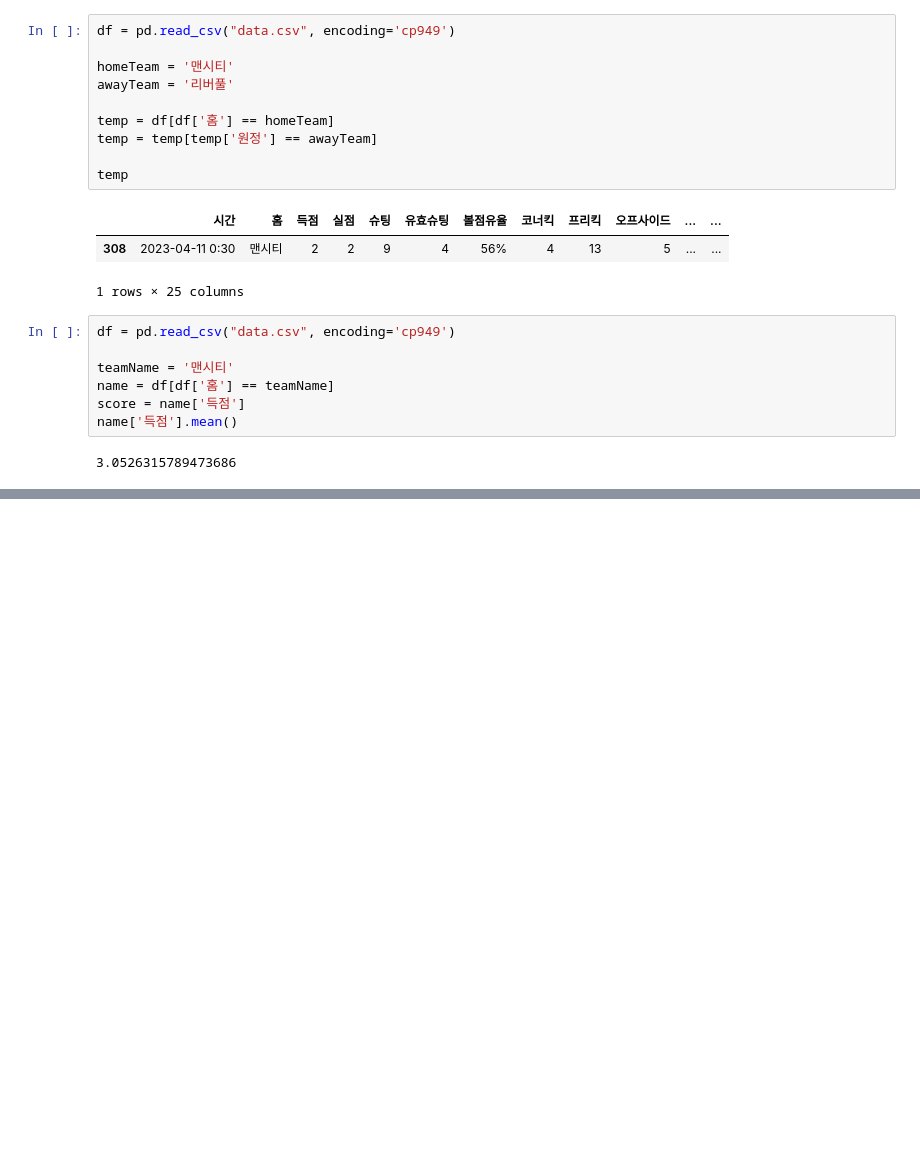
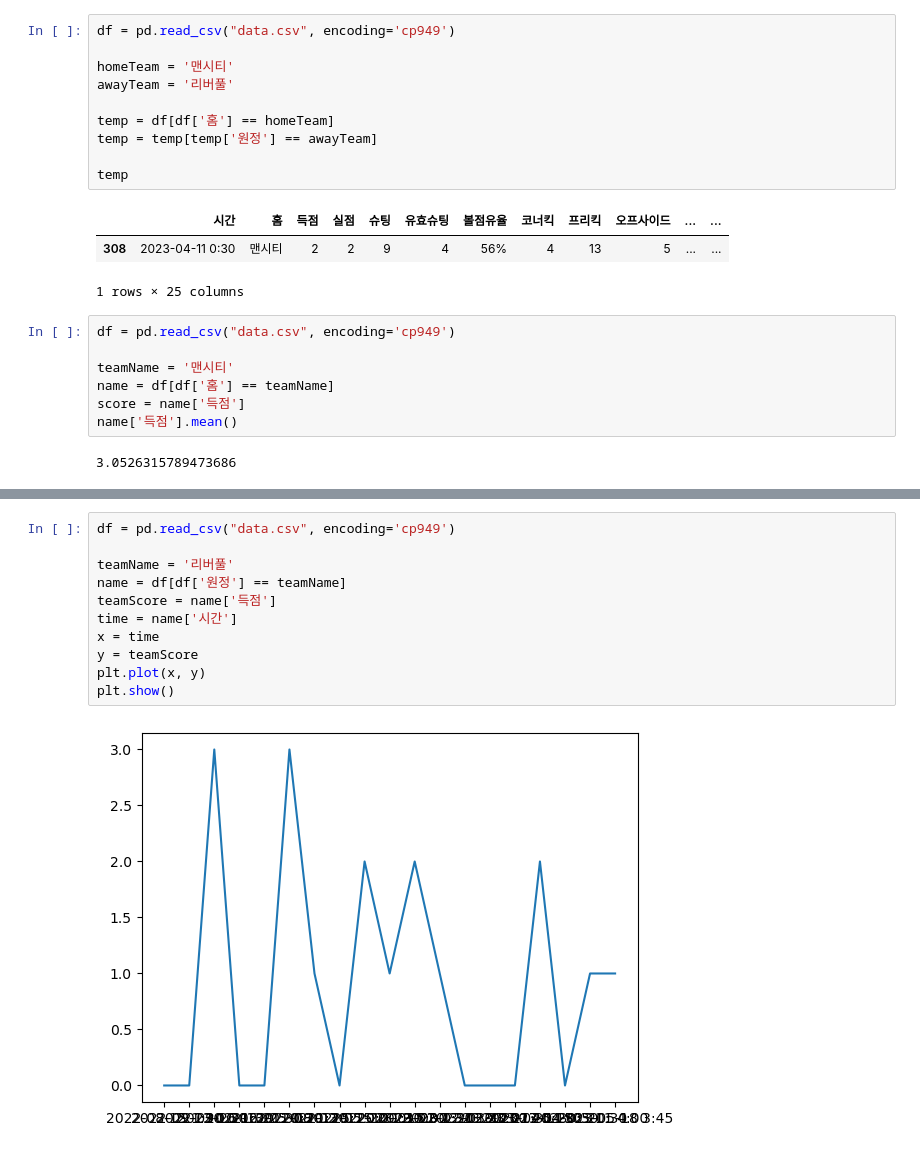
Before and after one commit to cjdrudco/KKC_Python_Project, a Jupyter notebook: Untitled.ipynb, the cells around one changed output, grey strips where cells are left out. Cells and saved outputs as stored; diff of their text form; blank space fills up the shorter version.

```diff
--- a/Untitled.ipynb
+++ b/Untitled.ipynb
@@ -326,0 +343,13 @@ name['득점'].mean()
+# %%
+df = pd.read_csv("data.csv", encoding='cp949')
+
+teamName = '리버풀'
+name = df[df['원정'] == teamName]
+teamScore = name['득점']
+time = name['시간']
+x = time
+y = teamScore
+plt.plot(x, y)
+plt.show()
+# %% [output]
+[figure, added]
```
Also changed, not shown: parts of 10 cells of this notebook, 2 other files.
